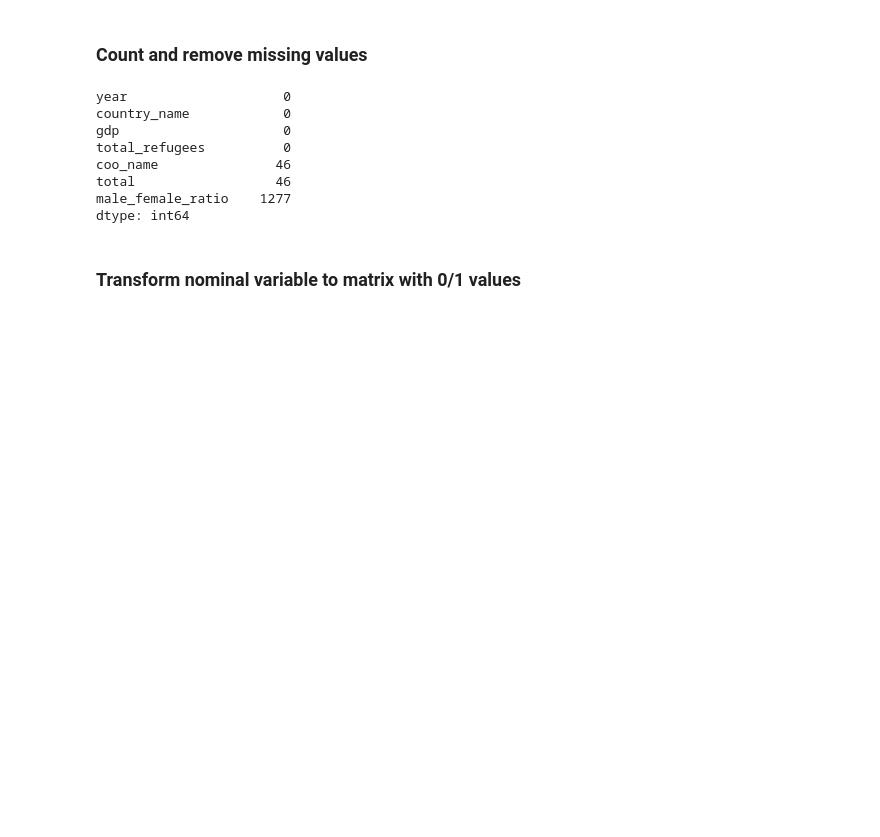
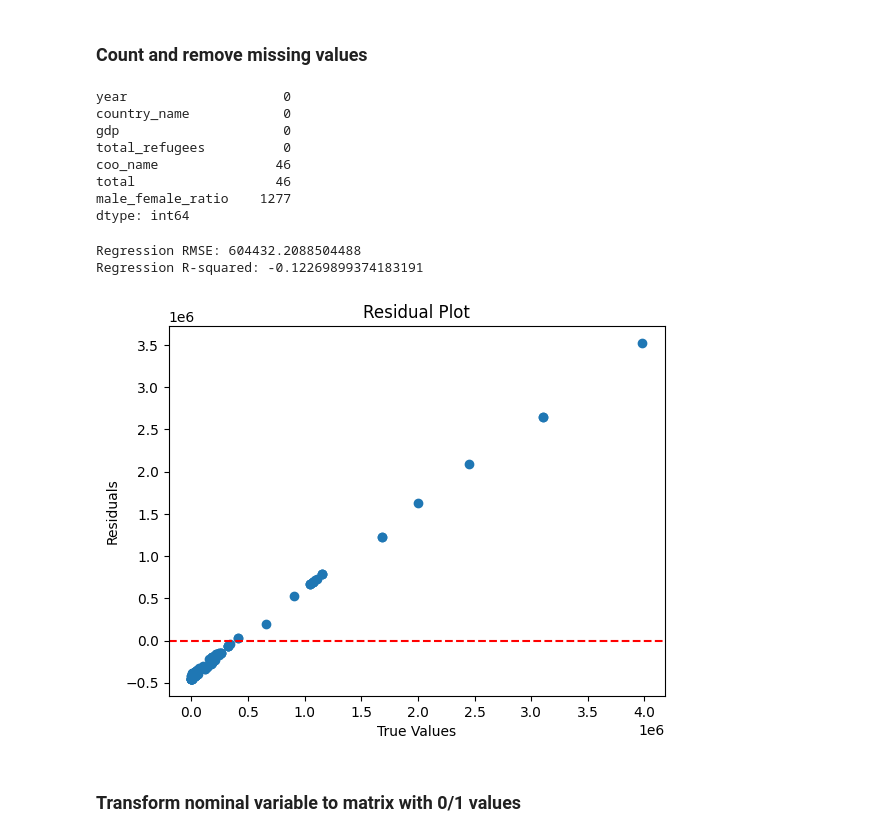
Before and after one commit to ferzanagehringer3/DataAnalyticsLN, a Jupyter notebook: Classification as Modelling Method/classification_analysis.ipynb, the cells around one changed output. Saved outputs shown, nothing was run; the diff lists cells and outputs as text; code cells hidden in the pictures; blank space fills up the shorter version.

Commit message:
R-Squared and RSME added

```diff
--- a/Classification as Modelling Method/classification_analysis.ipynb
+++ b/Classification as Modelling Method/classification_analysis.ipynb
@@ -75,6 +75,43 @@ coo_name               46
 total                  46
 male_female_ratio    1277
 dtype: int64
+# %%
+from sklearn.linear_model import LinearRegression
+from sklearn.metrics import mean_squared_error, r2_score
+import matplotlib.pyplot as plt
+
+# Features and target for regression
+X_reg = df_refugees_orig[['gdp']]  # Use 'gdp' as the feature
+y_reg = df_refugees_orig['total_refugees']  # Predict 'total_refugees'
+
+# Split data into training and testing sets
+X_train_reg, X_test_reg, y_train_reg, y_test_reg = train_test_split(X_reg, y_reg, test_size=0.2, random_state=42)
+
+# Train the regression model
+reg_model = LinearRegression()
+reg_model.fit(X_train_reg, y_train_reg)
+
+# Make predictions
+y_pred_reg = reg_model.predict(X_test_reg)
+
+# Evaluate the regression model
+mse = mean_squared_error(y_test_reg, y_pred_reg)  # Mean Squared Error
+rmse = mse ** 0.5  # Root Mean Squared Error
+r2 = r2_score(y_test_reg, y_pred_reg)
+print(f"Regression RMSE: {rmse}")
+print(f"Regression R-squared: {r2}")
+
+# Residual plot
+plt.scatter(y_test_reg, y_test_reg - y_pred_reg)
+plt.axhline(0, color='red', linestyle='--')
+plt.xlabel("True Values")
+plt.ylabel("Residuals")
+plt.title("Residual Plot")
+plt.show()
+# %% [output]
+Regression RMSE: 604432.2088504488
+Regression R-squared: -0.12269899374183191
+[figure, added]
 # %% [markdown]
 ### Transform nominal variable to matrix with 0/1 values
 # %%
```
Also changed, not shown: parts of 1 cell of this notebook.
